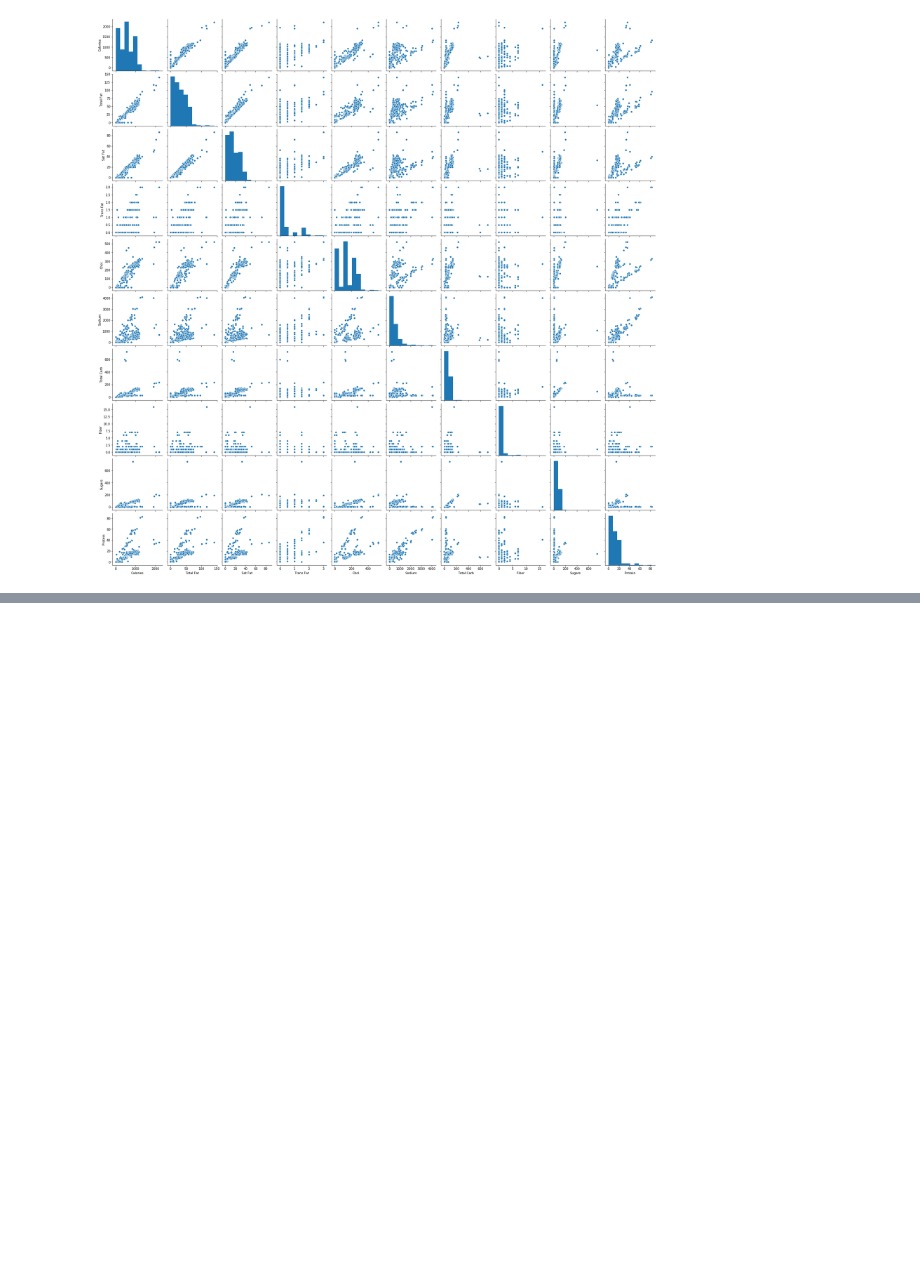
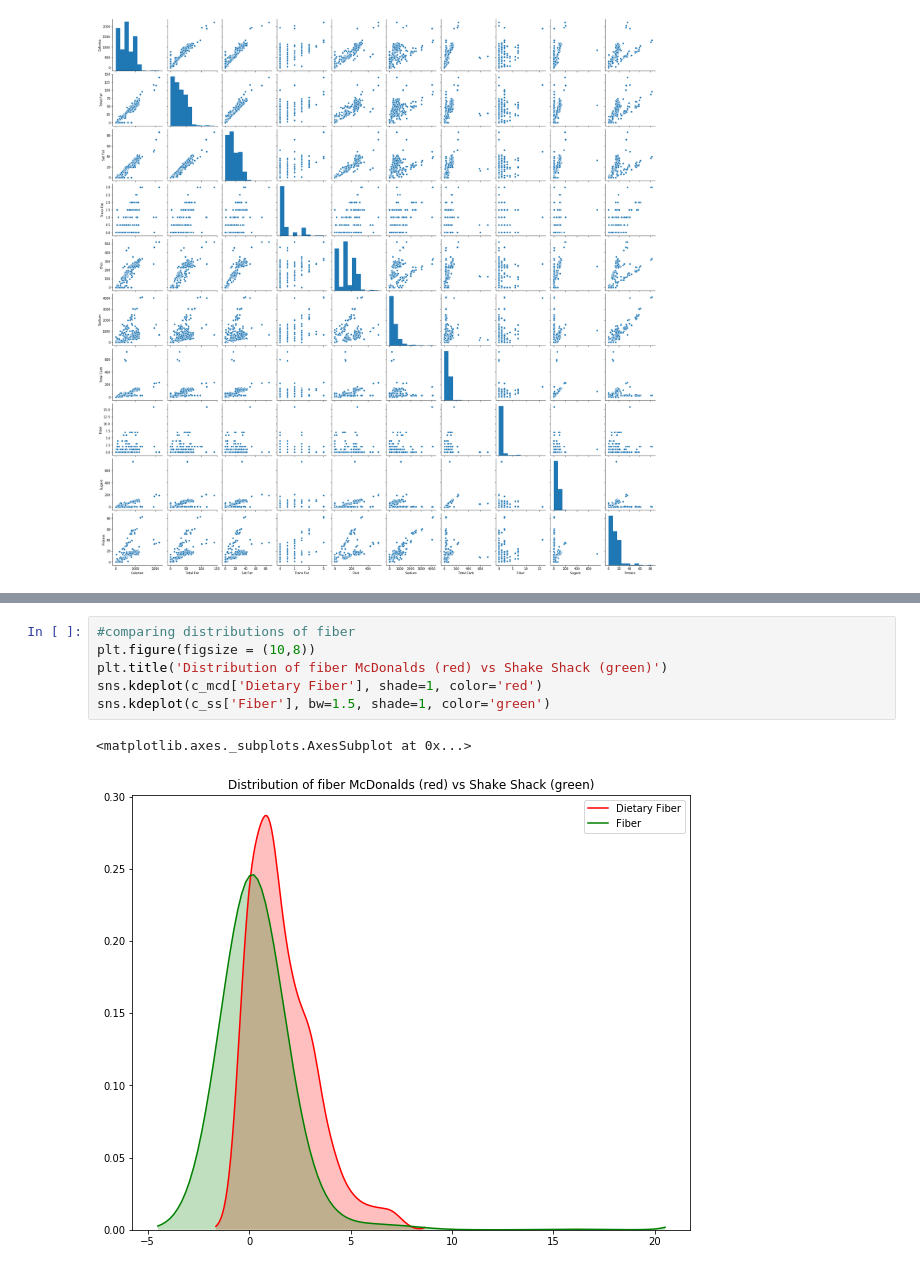
Before and after one commit to agorina91/burgers, a Jupyter notebook: Burger_Statistics.ipynb, the cells around one changed output, grey strips where cells are left out. Cells and saved outputs as stored; diff of their text form; blank space fills up the shorter version.

```diff
--- a/Burger_Statistics.ipynb
+++ b/Burger_Statistics.ipynb
@@ -249,0 +278,9 @@ sns.pairplot(c_ss)
+# %%
+#comparing distributions of fiber
+plt.figure(figsize = (10,8))
+plt.title('Distribution of fiber McDonalds (red) vs Shake Shack (green)')
+sns.kdeplot(c_mcd['Dietary Fiber'], shade=1, color='red')
+sns.kdeplot(c_ss['Fiber'], bw=1.5, shade=1, color='green')
+# %% [output]
+<matplotlib.axes._subplots.AxesSubplot at 0x...>
+[figure, added]
```
Also changed, not shown: parts of 12 cells of this notebook.
